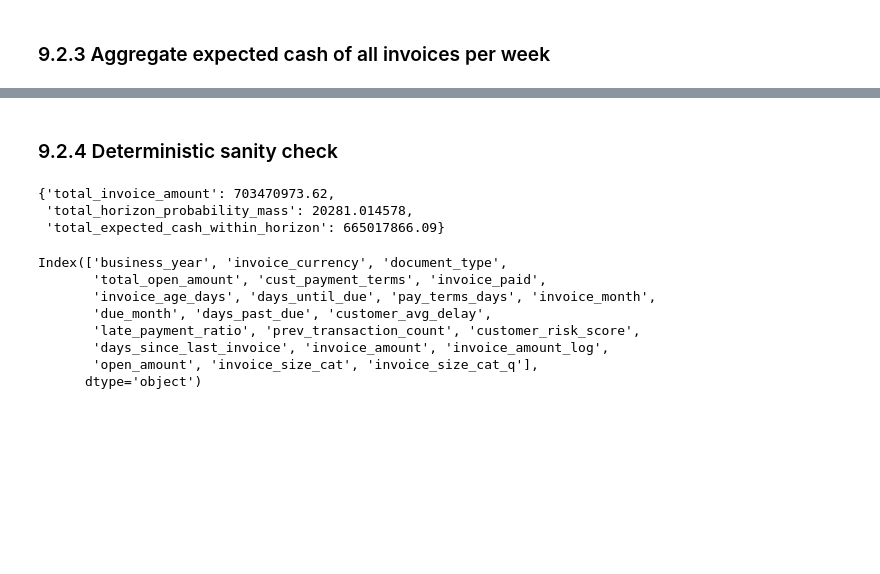
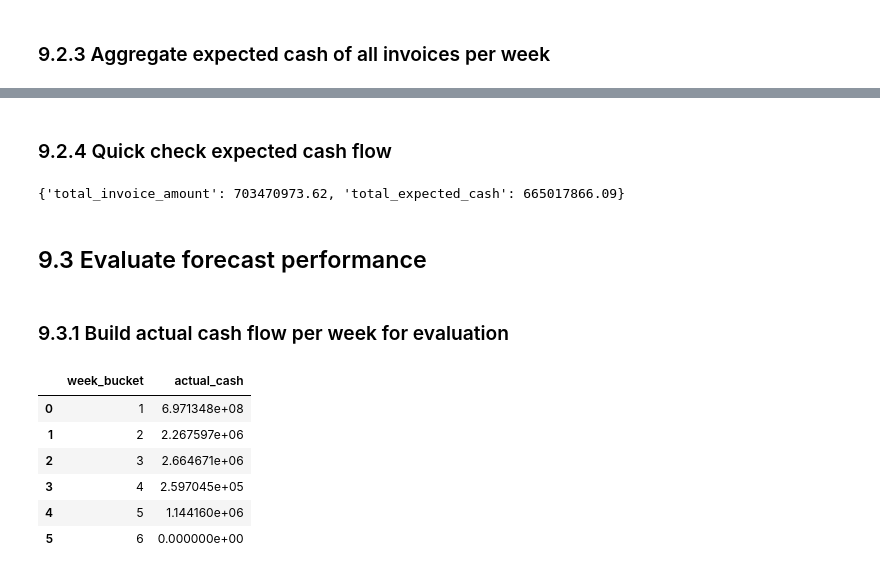
Before and after one commit to EwaltsJ/cf_copilot, a Jupyter notebook: notebooks/cashflow_forecast_ewaltsj.ipynb, the cells around one changed output, grey strips where cells are left out. Saved outputs shown, nothing was run; the diff lists cells and outputs as text; code cells hidden in the pictures; blank space fills up the shorter version.

```diff
--- a/notebooks/cashflow_forecast_ewaltsj.ipynb
+++ b/notebooks/cashflow_forecast_ewaltsj.ipynb
@@ -834,3 +786,3 @@ weekly_forecast_df
 # %% [markdown]
-### 9.2.4 Deterministic sanity check
+### 9.2.4 Quick check expected cash flow
 # %%
@@ -863,19 +810,51 @@ def forecast_sanity_check(
     }
 # %%
-sanity = forecast_sanity_check(pred_df)
+sanity = forecast_check(pred_cash_df)
 sanity
 # %% [output]
-{'total_invoice_amount': 703470973.62,
- 'total_horizon_probability_mass': 20281.014578,
- 'total_expected_cash_within_horizon': 665017866.09}
+{'total_invoice_amount': 703470973.62, 'total_expected_cash': 665017866.09}
-# %%
-X_test.columns
-# %% [output]
-Index(['business_year', 'invoice_currency', 'document_type',
-       'total_open_amount', 'cust_payment_terms', 'invoice_paid',
-       'invoice_age_days', 'days_until_due', 'pay_terms_days', 'invoice_month',
-       'due_month', 'days_past_due', 'customer_avg_delay',
-       'late_payment_ratio', 'prev_transaction_count', 'customer_risk_score',
-       'days_since_last_invoice', 'invoice_amount', 'invoice_amount_log',
-       'open_amount', 'invoice_size_cat', 'invoice_size_cat_q'],
-      dtype='object')
+# %% [markdown]
+## 9.3 Evaluate forecast performance
+# %% [markdown]
+### 9.3.1 Build actual cash flow per week for evaluation
+# %%
+def build_actual_weekly_cf(
+    invoices_df: pd.DataFrame
+) -> pd.DataFrame:
+    """
+    Build actual realized cash per week bucket for evaluation.
+    Only counts payments that happen within the forecast horizon.
+    """
+    df = invoices_df.copy()
+
+    # Create week buckets 1-6 based on actual payment days from reference date
+    df["reference_date"] = current
+    df["days_to_payment"] = (df["invoice_paid"] - current).dt.days
+    df["week_bucket"] = np.ceil(df["days_to_payment"] / 7).astype(int)
+    df["week_bucket"] = df["week_bucket"].clip(lower=1)
+    df.loc[df["week_bucket"] > 6, "week_bucket"] = 7
+    df = df[df["week_bucket"].between(1,6)].copy()
+
+    # Aggregate actual cash flow per week bucket 1-6
+    actual_cf = (
+        df.groupby("week_bucket", as_index=False)["total_open_amount"].sum().rename(columns={"total_open_amount": "actual_cash"})
+    )
+
+    # Ensure all weeks 1-6 exist
+    all_weeks = pd.DataFrame({"week_bucket": range(1,7)})
+    actual_cf = all_weeks.merge(actual_cf, on="week_bucket", how="left")
+
+    actual_cf["actual_cash"] = actual_cf["actual_cash"].fillna(0)
+
+    return actual_cf
+# %%
+actual_weekly_df = build_actual_weekly_cf(X_test)
+actual_weekly_df
+# %% [output]
+|  | week_bucket | actual_cash |
+| 0 | 1 | 6.971348e+08 |
+| 1 | 2 | 2.267597e+06 |
+| 2 | 3 | 2.664671e+06 |
+| 3 | 4 | 2.597045e+05 |
+| 4 | 5 | 1.144160e+06 |
+| 5 | 6 | 0.000000e+00 |
```
Also changed, not shown: parts of 19 cells of this notebook.
